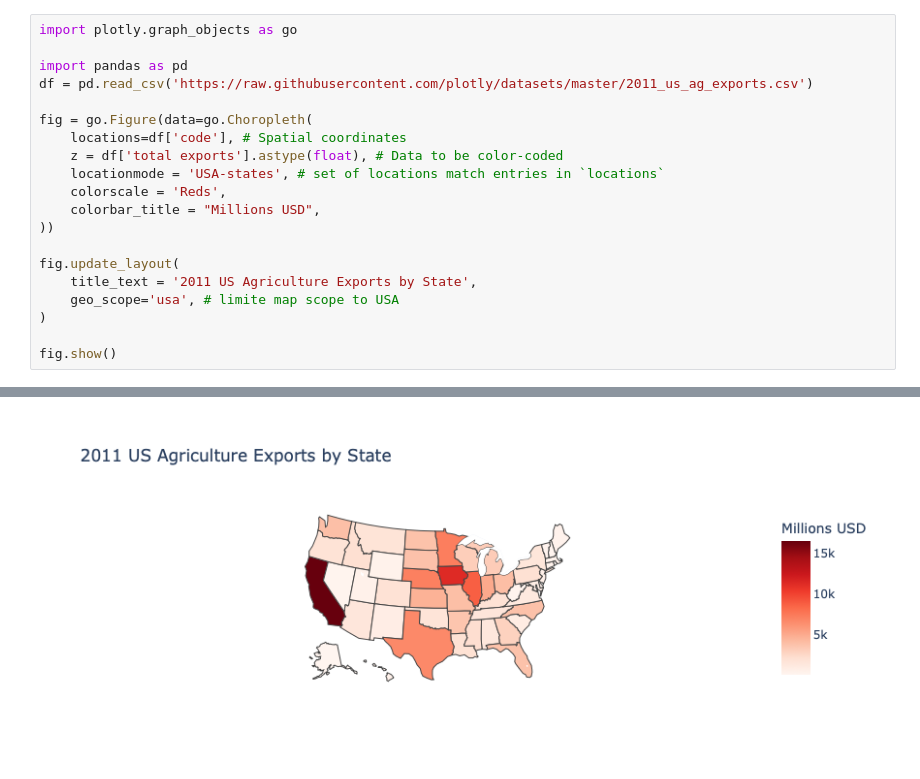
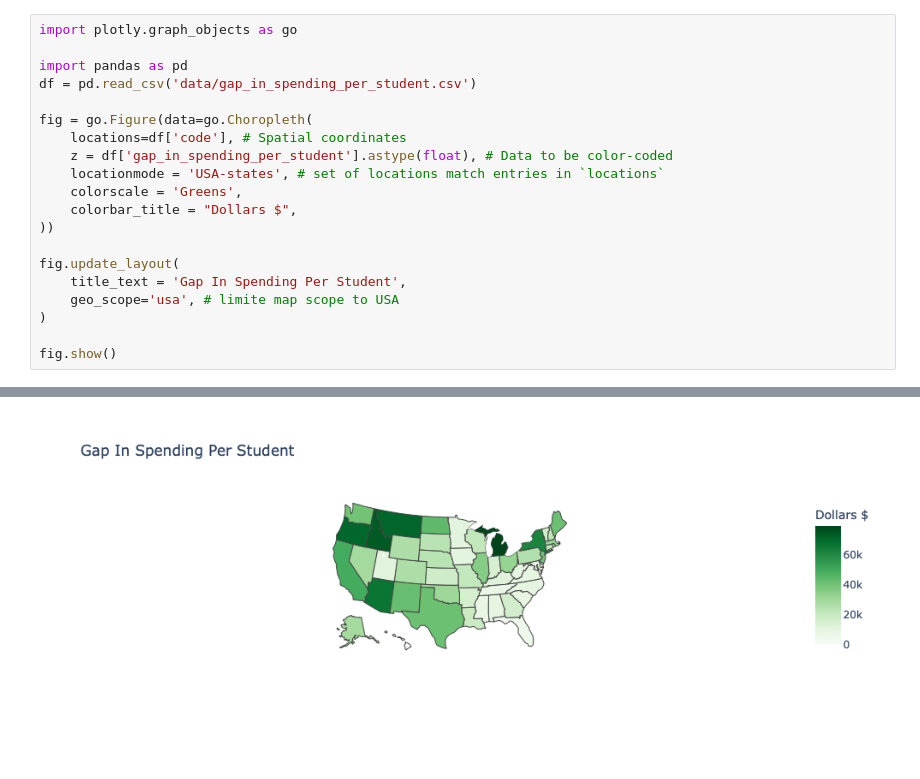
Before and after one commit to Rubin-McLuen/School_funding_viz, a Jupyter notebook: heatmap.ipynb, the cells around one changed output, grey strips where cells are left out. Saved outputs shown, nothing was run; the diff lists cells and outputs as text; blank space fills up the shorter version.

```diff
--- a/heatmap.ipynb
+++ b/heatmap.ipynb
@@ -2,18 +2,18 @@
 import plotly.graph_objects as go
 
 import pandas as pd
-df = pd.read_csv('https://raw.githubusercontent.com/plotly/datasets/master/2011_us_ag_exports.csv')
+df = pd.read_csv('data/gap_in_spending_per_student.csv')
 
 fig = go.Figure(data=go.Choropleth(
     locations=df['code'], # Spatial coordinates
-    z = df['total exports'].astype(float), # Data to be color-coded
+    z = df['gap_in_spending_per_student'].astype(float), # Data to be color-coded
     locationmode = 'USA-states', # set of locations match entries in `locations`
-    colorscale = 'Reds',
-    colorbar_title = "Millions USD",
+    colorscale = 'Greens',
+    colorbar_title = "Dollars $",
 ))
 
 fig.update_layout(
-    title_text = '2011 US Agriculture Exports by State',
+    title_text = 'Gap In Spending Per Student',
     geo_scope='usa', # limite map scope to USA
 )
 
@@ -23 +22 @@ fig.show()
-[figure, old version]
+[figure, new version]
```
Also changed, not shown: parts of 1 cell of this notebook, 2 other files.
